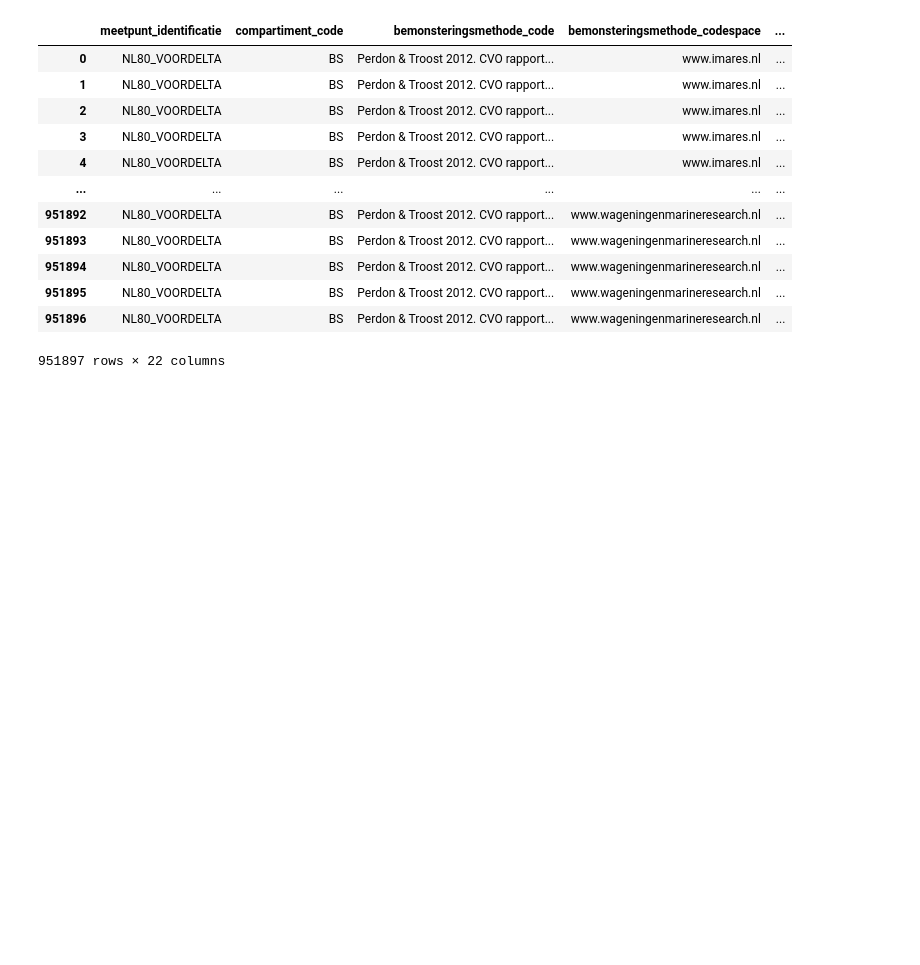
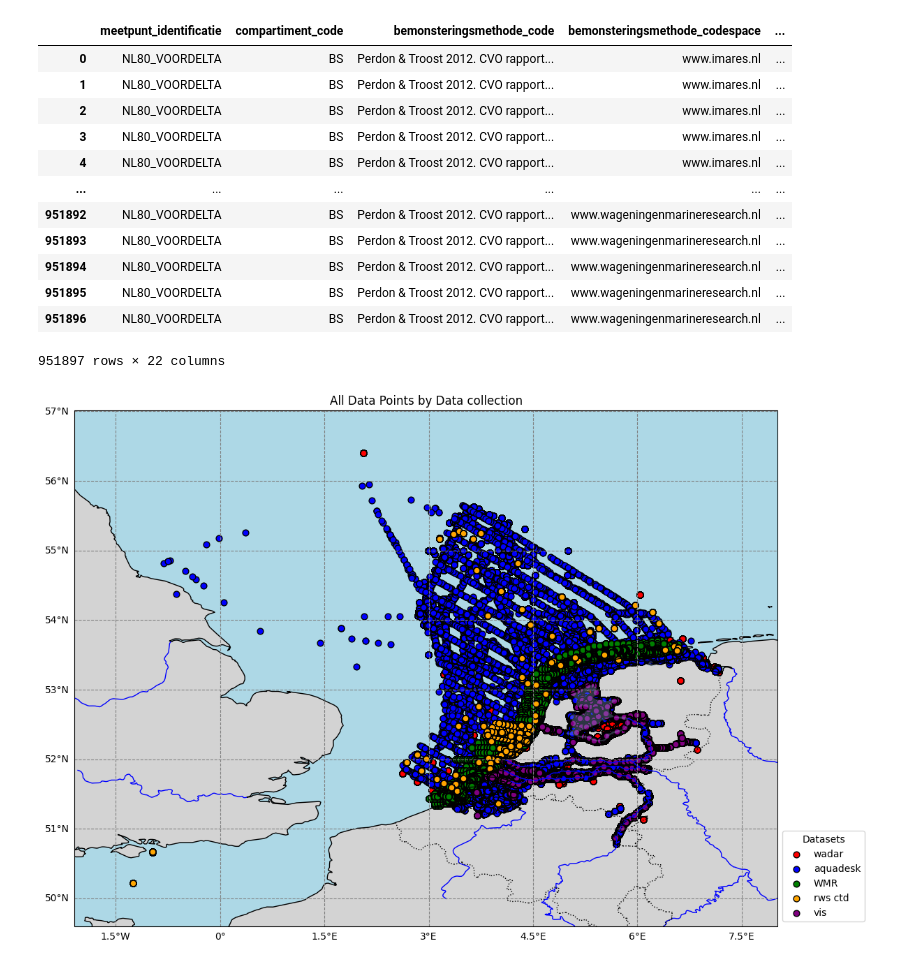
Before and after one commit to maris-development/beacon-poc-rws, a Jupyter notebook: IHM_beacon.ipynb, the cells around one changed output. Drawn from its saved outputs; the diff is of its cells as text; code cells hidden in the pictures; blank space fills up the shorter version.

Commit message:
Update plots

```diff
--- a/IHM_beacon.ipynb
+++ b/IHM_beacon.ipynb
@@ -423,0 +479,12 @@ df_wmr
+# %%
+dataset_dfs = {
+    'wadar': df_wadar,
+    'aquadesk': df_aquadesk,
+    'WMR': df_wmr,
+    'rws ctd': df_rws_ctd,
+    'vis': df_vis_monitoring
+}
+
+plot_all_datasets_map(dataset_dfs)
+# %% [output]
+[figure, added]
```
Also changed, not shown: parts of 9 cells of this notebook.
